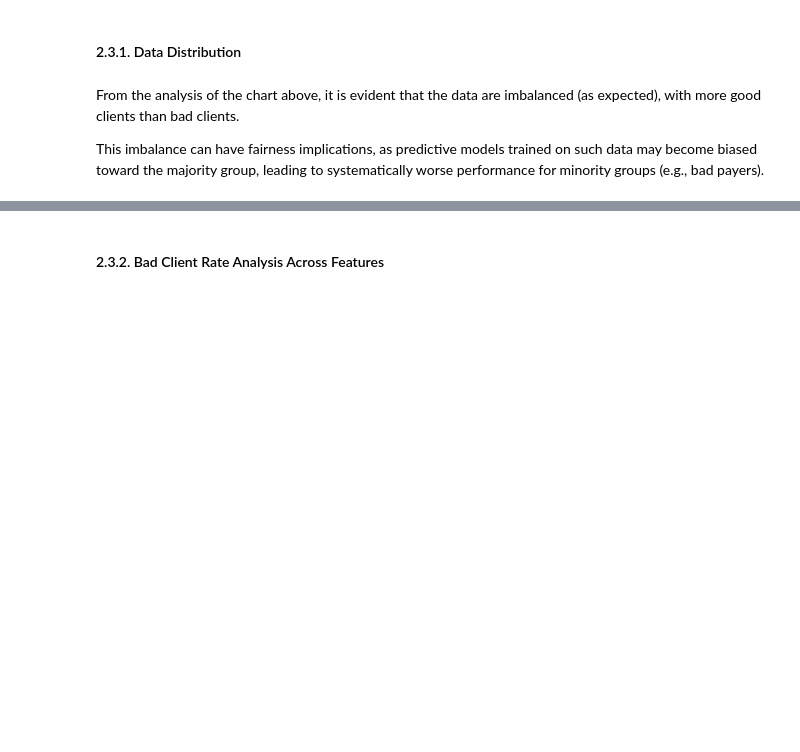
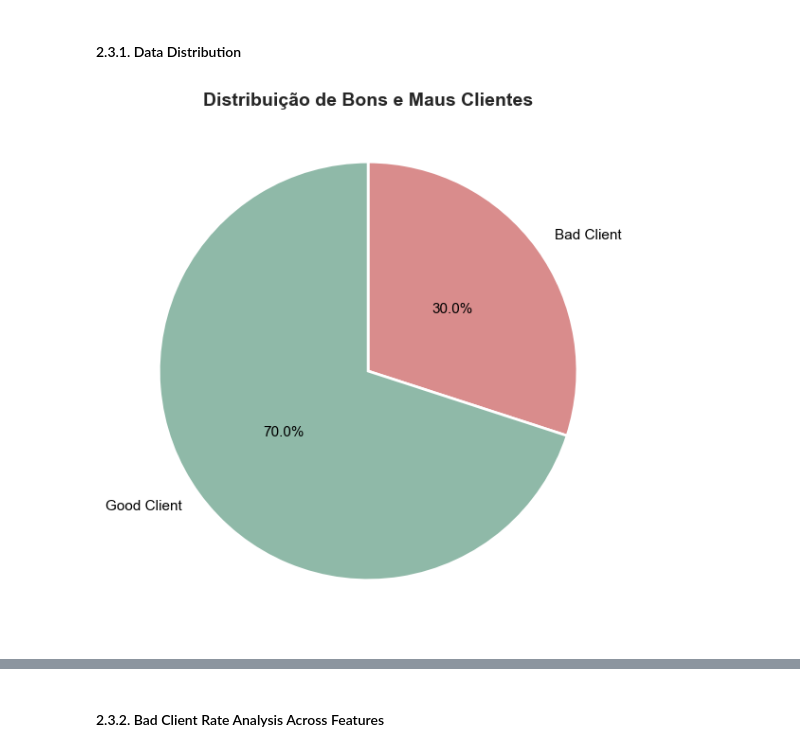
Before and after one commit to DudaBertole/fairness-credit-analysis, a Jupyter notebook: src/01-exploratory_data_analysis.ipynb, the cells around one changed output, grey strips where cells are left out. Saved outputs shown, nothing was run; the diff lists cells and outputs as text; code cells hidden in the pictures; blank space fills up the shorter version.

```diff
--- a/src/01-exploratory_data_analysis.ipynb
+++ b/src/01-exploratory_data_analysis.ipynb
@@ -517,9 +627,11 @@ df_standard.head(20)
 # %%
 # Numerical columns
-numerical_cols = ['duration_months', 'credit_amount', 'installment_rate', 'residence_duration', 'age', 'existing_credits_count', 'dependents']
+numerical_cols = ['duration_months', 'credit_amount', 'age']
 
 # Categorical and binary columns (excluding target variable)
-categorical_cols = ['checking_account_status', 'credit_history', 'purpose', 'savings_account_status', 'employment_status', 'marriage_status_sex', 'guarantors', 'property', 'other_debts', 'housing', 'job', 'own_telephone?', 'foreign_worker?']
+categorical_cols = ['checking_account_status', 'credit_history', 'purpose', 'savings_account_status', 'employment_status', 'marriage_status_sex', 'guarantors', 'property', 'other_debts', 'housing', 'job', 'own_telephone?', 'foreign_worker?', 'installment_rate', 'existing_credits_count', 'residence_duration', 'dependents']
+
+TARGET = "good_client?"
 # %% [markdown]
 ### 2.3. Exploratory Visualizations
 # %% [markdown]
@@ -543,4 +638,0 @@ plt.show()
-# %% [markdown]
-From the analysis of the chart above, it is evident that the data are imbalanced (as expected), with more good clients than bad clients.
-
-This imbalance can have fairness implications, as predictive models trained on such data may become biased toward the majority group, leading to systematically worse performance for minority groups (e.g., bad payers).
@@ -573,0 +639,31 @@ for col in categorical_cols:
+# %%
+counts = df_standard[TARGET].value_counts().sort_index()
+labels = ['Bad Client', 'Good Client']
+
+colors = ['#D98C8C', '#8FB9A8']
+
+fig, ax = plt.subplots(figsize=(6.5, 6))
+
+wedges, texts, autotexts = ax.pie(
+    counts,
+    labels=labels,
+    colors=colors,
+    autopct=lambda pct: f'{pct:.1f}%',
+    startangle=90,
+    counterclock=False,
+    wedgeprops=dict(edgecolor='white', linewidth=2),
+    textprops=dict(color='black', fontsize=11),
+    pctdistance=0.5
+)
+
+ax.set_title(
+    'Distribuição de Bons e Maus Clientes',
+    fontsize=14,
+    fontweight='bold',
+    pad=0.0
+)
+
+plt.tight_layout()
+plt.show()
+# %% [output]
+[figure, added]
```
Also changed, not shown: parts of 27 cells of this notebook, 18 other files.
